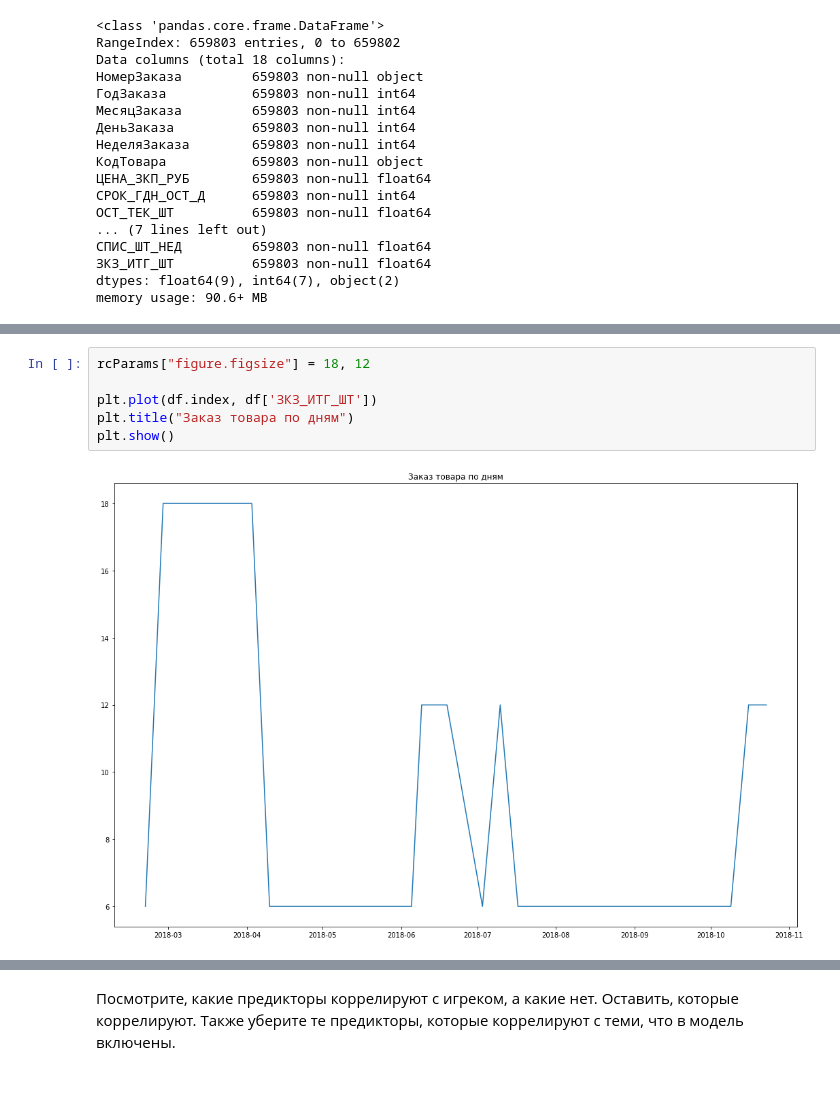
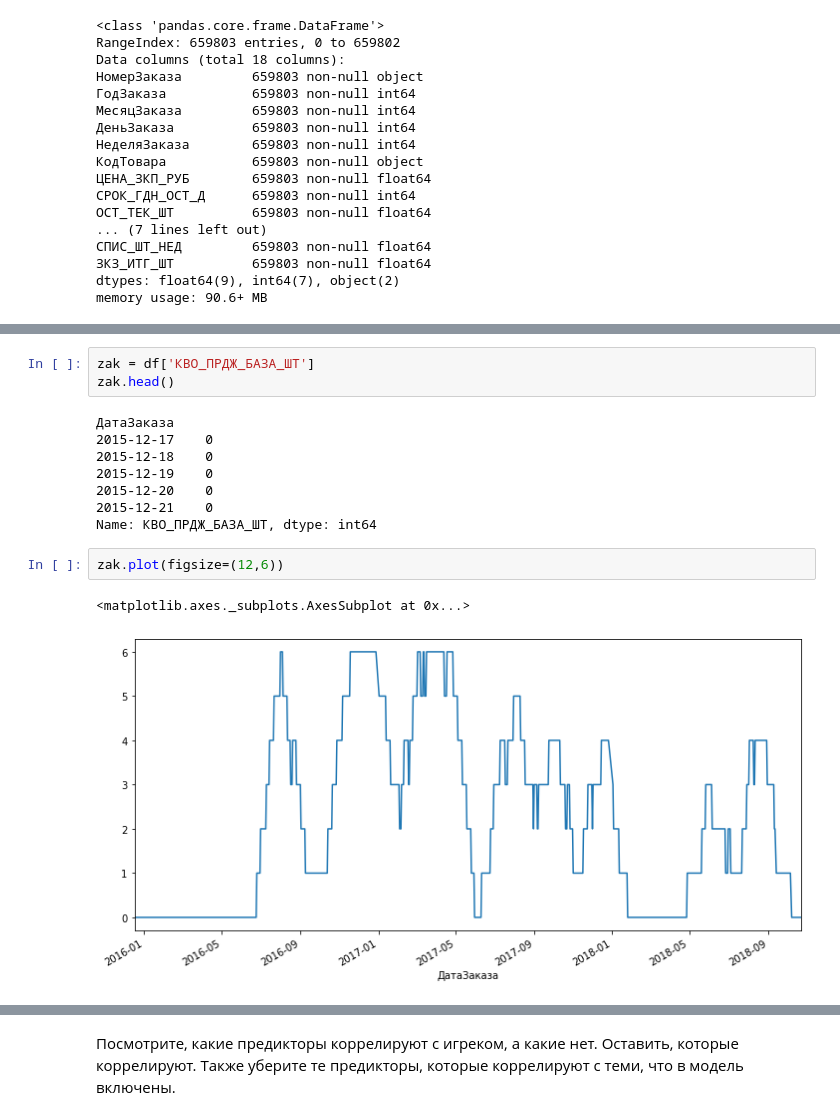
Before and after one commit to gulchitai/terver, a Jupyter notebook: Lesson8/course_project.ipynb, the cells around one changed output, grey strips where cells are left out. Drawn from its saved outputs; the diff is of its cells as text; blank space fills up the shorter version.

```diff
--- a/Lesson8/course_project.ipynb
+++ b/Lesson8/course_project.ipynb
@@ -81,8 +101,16 @@ df.head()
-# %%
-rcParams["figure.figsize"] = 18, 12
-
-plt.plot(df.index, df['ЗКЗ_ИТГ_ШТ'])
-plt.title("Заказ товара по дням")
-plt.show()
-# %% [output]
-[figure, removed]
+# %%
+zak = df['КВО_ПРДЖ_БАЗА_ШТ']
+zak.head()
+# %% [output]
+ДатаЗаказа
+2015-12-17    0
+2015-12-18    0
+2015-12-19    0
+2015-12-20    0
+2015-12-21    0
+Name: КВО_ПРДЖ_БАЗА_ШТ, dtype: int64
+# %%
+zak.plot(figsize=(12,6))
+# %% [output]
+<matplotlib.axes._subplots.AxesSubplot at 0x...>
+[figure, added]
```
Also changed, not shown: parts of 30 cells of this notebook.
